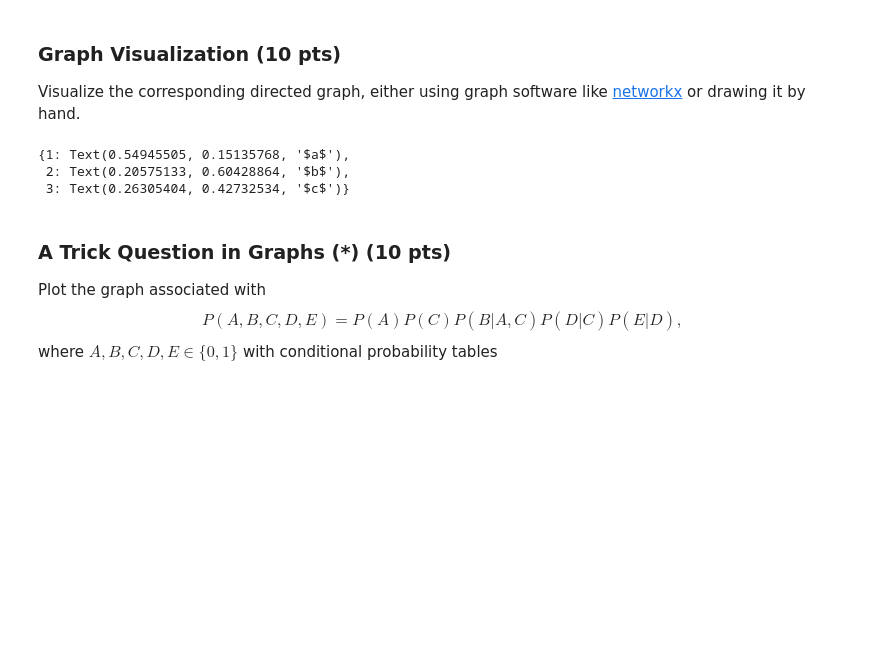
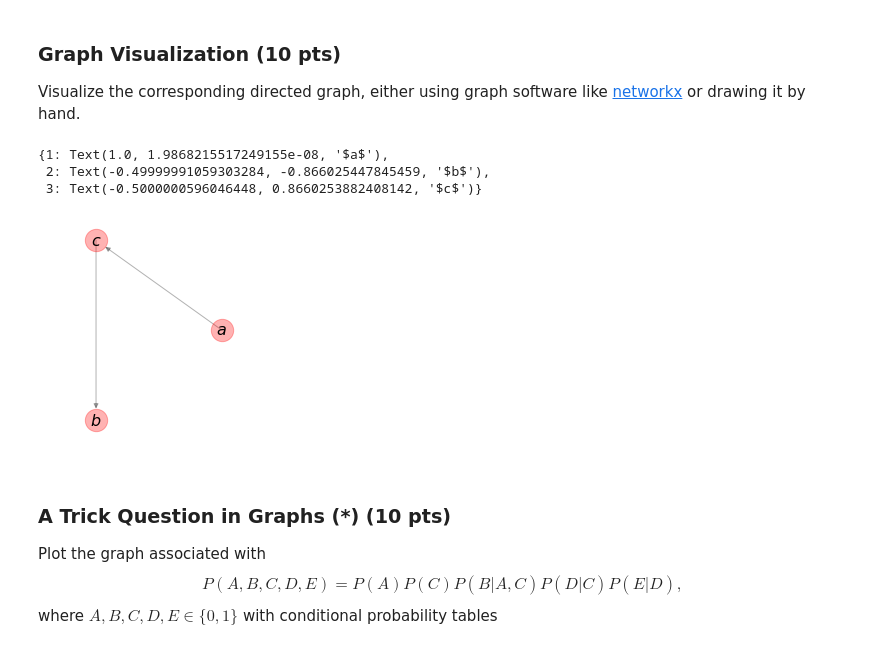
Before and after one commit to 3mi1y/Homework_2, a Jupyter notebook: Homework_2.ipynb, the cells around one changed output. Saved outputs shown, nothing was run; the diff lists cells and outputs as text; code cells hidden in the pictures; blank space fills up the shorter version.

Commit message:
Finished extra-credit graph problem

```diff
--- a/Homework_2.ipynb
+++ b/Homework_2.ipynb
@@ -130,24 +130,25 @@ Visualize the corresponding directed graph, either using graph software like [ne
 # %%
 DG = nx.DiGraph()
 DG.add_weighted_edges_from([(1, 3, 1), (3, 2, 1)])
 DG.out_degree(1, weight='weight')
-pos=nx.random_layout(DG)
+pos=nx.shell_layout(DG)
 plt.subplot(121)
 nx.draw(DG,
         pos,
         node_color='r',
         node_size=500,
         alpha=0.3)
 
 labels={}
 labels[1]=r'$a$'
 labels[2]=r'$b$'
 labels[3]=r'$c$'
 nx.draw_networkx_labels(DG,pos,labels,font_size=16)
 # %% [output]
-{1: Text(0.54945505, 0.15135768, '$a$'),
- 2: Text(0.20575133, 0.60428864, '$b$'),
- 3: Text(0.26305404, 0.42732534, '$c$')}
+{1: Text(1.0, 1.9868215517249155e-08, '$a$'),
+ 2: Text(-0.49999991059303284, -0.866025447845459, '$b$'),
+ 3: Text(-0.5000000596046448, 0.8660253882408142, '$c$')}
+[figure, added]
 # %% [markdown]
 ### A Trick Question in Graphs (\*) (10 pts)
 Plot the graph associated with
```
Also changed, not shown: parts of 3 cells of this notebook.
